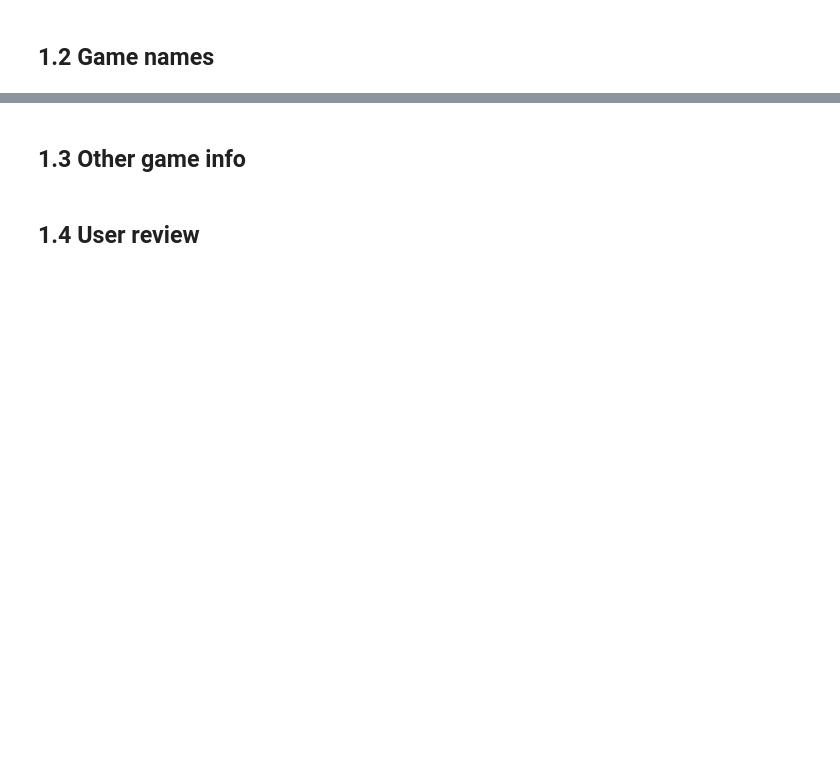
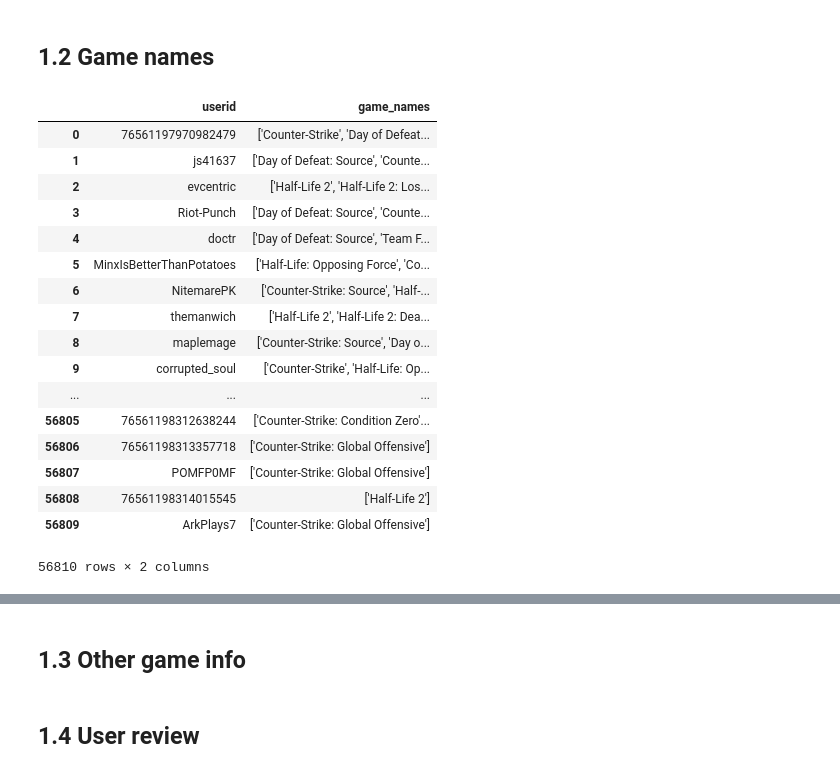
Before and after one commit to yshuidie/steamNNRecom, a Jupyter notebook: notebooks/Steam - basic framework.ipynb, the cells around one changed output, grey strips where cells are left out. Saved outputs shown, nothing was run; the diff lists cells and outputs as text; code cells hidden in the pictures; blank space fills up the shorter version.

```diff
--- a/notebooks/Steam - basic framework.ipynb
+++ b/notebooks/Steam - basic framework.ipynb
@@ -154,0 +205,57 @@ one_hot(str,100)  #one_hot matches word to integers, ignoring , -, etc
+# %%
+import ast
+import json
+import pandas as pd
+
+filepath = './user_items.json'
+writefilepath = './user_game_names.csv'
+
+# max_game_id = 99920 for 100k cap
+# 				= 19990 for 20k cap
+# total cap is 530720
+
+df = pd.DataFrame(columns = ['userid', 'game_names'])
+
+with open(filepath,encoding='gb18030',errors='ignore') as f:
+	i = 0
+	for line in f:
+		l = ast.literal_eval(line)	# Convert single quotes in json to proper double quotes
+
+		# Don't consider a user that doesn't own any games
+		if int(l["items_count"]) > 0:
+			games = l["items"]
+			games_filter = []
+			for g in games:
+				playtime = g["playtime_forever"]
+				if playtime > 0:	# Also don't consider games not played
+					game_id = int(g["item_id"])
+					if game_id <= max_item_id: 		# Set limit on games due to space
+						games_filter.append(g["item_name"])
+
+			if len(games_filter) >= 1:
+				df.loc[i] = pd.Series({'userid': l["user_id"], 'game_names': games_filter})
+				i += 1
+
+df.to_csv(writefilepath, index=False)
+# %%
+df_user_gamenames = pd.read_csv(writefilepath)
+df_user_gamenames
+# %% [output]
+|  | userid | game_names |
+| 0 | 76561197970982479 | ['Counter-Strike', 'Day of Defeat... |
+| 1 | js41637 | ['Day of Defeat: Source', 'Counte... |
+| 2 | evcentric | ['Half-Life 2', 'Half-Life 2: Los... |
+| 3 | Riot-Punch | ['Day of Defeat: Source', 'Counte... |
+| 4 | doctr | ['Day of Defeat: Source', 'Team F... |
+| 5 | MinxIsBetterThanPotatoes | ['Half-Life: Opposing Force', 'Co... |
+| 6 | NitemarePK | ['Counter-Strike: Source', 'Half-... |
+| 7 | themanwich | ['Half-Life 2', 'Half-Life 2: Dea... |
+| 8 | maplemage | ['Counter-Strike: Source', 'Day o... |
+| 9 | corrupted_soul | ['Counter-Strike', 'Half-Life: Op... |
+| ... | ... | ... |
+| 56805 | 76561198312638244 | ['Counter-Strike: Condition Zero'... |
+| 56806 | 76561198313357718 | ['Counter-Strike: Global Offensive'] |
+| 56807 | POMFP0MF | ['Counter-Strike: Global Offensive'] |
+| 56808 | 76561198314015545 | ['Half-Life 2'] |
+| 56809 | ArkPlays7 | ['Counter-Strike: Global Offensive'] |
+56810 rows × 2 columns
```
Also changed, not shown: parts of 18 cells of this notebook.
